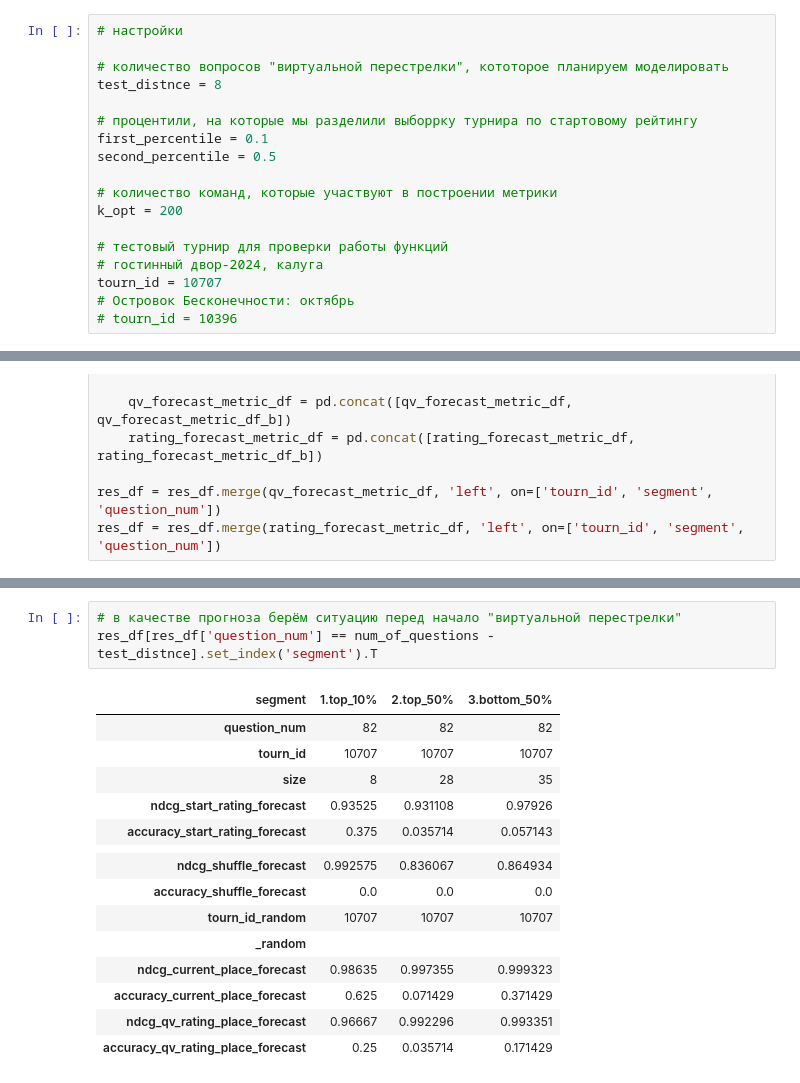
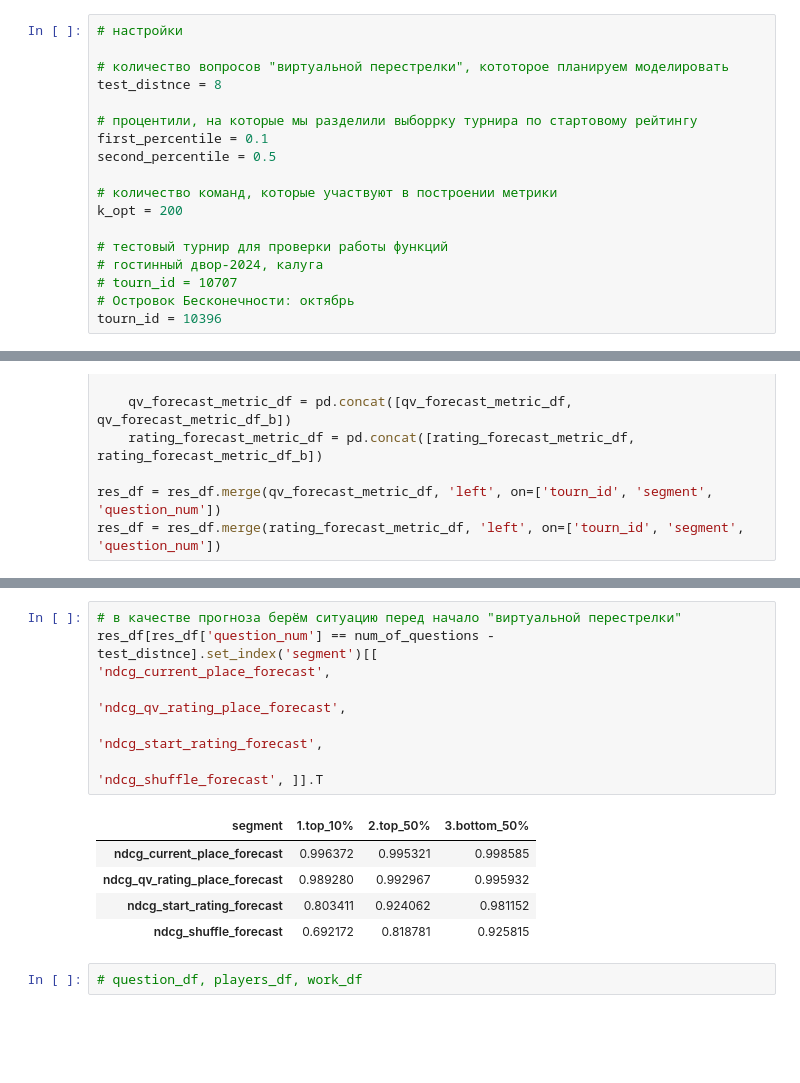
Before and after one commit to rosolimo212/chgk_results, a Jupyter notebook: per.ipynb, the cells around one changed output, grey strips where cells are left out. Cells and saved outputs as stored; diff of their text form; blank space fills up the shorter version.

```diff
--- a/per.ipynb
+++ b/per.ipynb
@@ -34,9 +34,9 @@ k_opt = 200
 
 # тестовый турнир для проверки работы функций
 # гостинный двор-2024, калуга
-tourn_id = 10707
+# tourn_id = 10707
 # Островок Бесконечности: октябрь
-# tourn_id = 10396
+tourn_id = 10396
 # %%
 def make_metrics(df, segment_col, target_col, pred_col, k=5, is_size=True, suffix='', param_value='', param_col='', tourn_id=0):
     """
@@ -389,19 +389,14 @@ for segment in res_df['segment'].unique():
 # %%
 # в качестве прогноза берём ситуацию перед начало "виртуальной перестрелки"
-res_df[res_df['question_num'] == num_of_questions - test_distnce].set_index('segment').T
+res_df[res_df['question_num'] == num_of_questions - test_distnce].set_index('segment')[[                                                                    'ndcg_current_place_forecast',
+                                                                    'ndcg_qv_rating_place_forecast',
+                                                                    'ndcg_start_rating_forecast',
+                                                                    'ndcg_shuffle_forecast', ]].T
 # %% [output]
 | segment | 1.top_10% | 2.top_50% | 3.bottom_50% |
-| question_num | 82 | 82 | 82 |
-| tourn_id | 10707 | 10707 | 10707 |
-| size | 8 | 28 | 35 |
-| ndcg_start_rating_forecast | 0.93525 | 0.931108 | 0.97926 |
-| accuracy_start_rating_forecast | 0.375 | 0.035714 | 0.057143 |
-|  |  |  |  |
-| ndcg_shuffle_forecast | 0.992575 | 0.836067 | 0.864934 |
-| accuracy_shuffle_forecast | 0.0 | 0.0 | 0.0 |
-| tourn_id_random | 10707 | 10707 | 10707 |
-| _random |  |  |  |
-| ndcg_current_place_forecast | 0.98635 | 0.997355 | 0.999323 |
-| accuracy_current_place_forecast | 0.625 | 0.071429 | 0.371429 |
-| ndcg_qv_rating_place_forecast | 0.96667 | 0.992296 | 0.993351 |
-| accuracy_qv_rating_place_forecast | 0.25 | 0.035714 | 0.171429 |
+| ndcg_current_place_forecast | 0.996372 | 0.995321 | 0.998585 |
+| ndcg_qv_rating_place_forecast | 0.989280 | 0.992967 | 0.995932 |
+| ndcg_start_rating_forecast | 0.803411 | 0.924062 | 0.981152 |
+| ndcg_shuffle_forecast | 0.692172 | 0.818781 | 0.925815 |
+# %%
+# question_df, players_df, work_df
```
Also changed, not shown: parts of 24 cells of this notebook.
